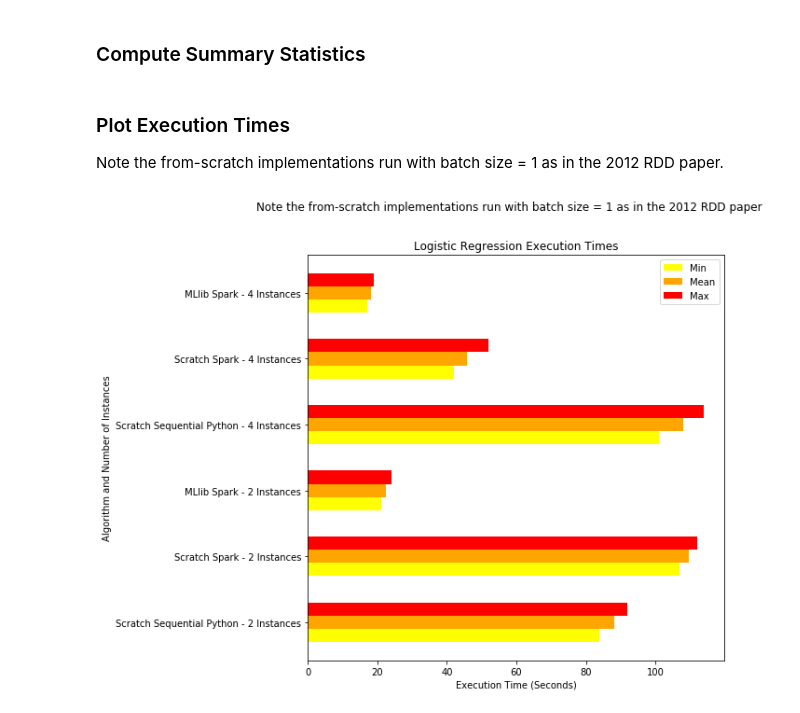
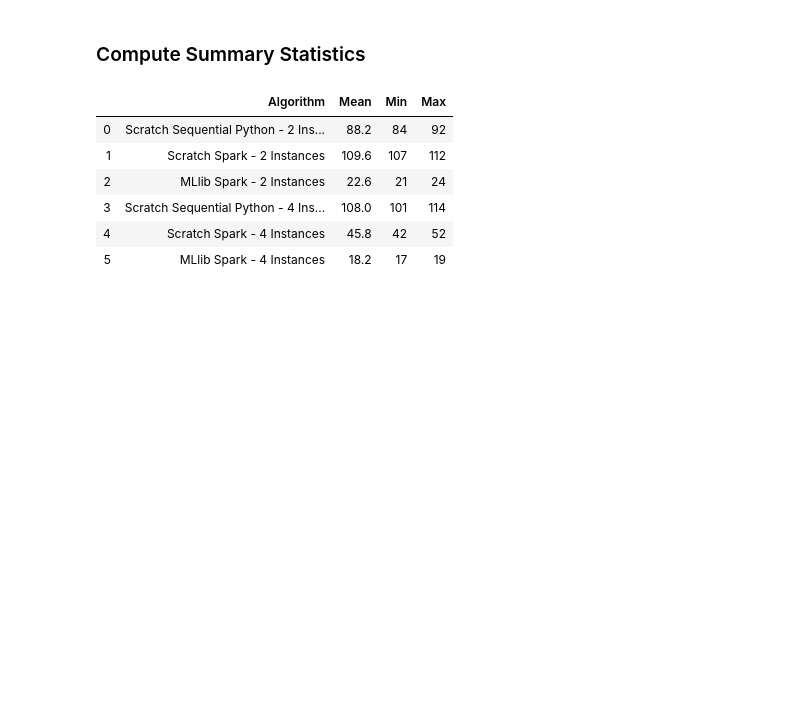
Before and after one commit to jstremme/DATA512-Research, a Jupyter notebook: final_project/notebooks/09_execution_time_analysis.ipynb, the cells around one changed output. Drawn from its saved outputs; the diff is of its cells as text; code cells hidden in the pictures; blank space fills up the shorter version.

```diff
--- a/final_project/notebooks/09_execution_time_analysis.ipynb
+++ b/final_project/notebooks/09_execution_time_analysis.ipynb
@@ -77,16 +76,18 @@ min_times = list(map(min_r, all_times))
 max_times = list(map(max_r, all_times))
 # %%
 summary_df = pd.DataFrame(
-        {'Mean': mean_times,
+        {'Algorithm': algos,
+         'Mean': mean_times,
          'Min': min_times,
          'Max': max_times,
         })
-# %% [markdown]
-### Plot Execution Times
-Note the from-scratch implementations run with batch size = 1 as in the 2012 RDD paper.
-# %%
-plot_execution_time(summary_df, algos,
-                    title='Logistic Regression Execution Times',
-                    suptitle='Note the from-scratch implementations run with batch size = 1 as in the 2012 RDD paper')
-# %% [output]
-[figure, removed]
+# %%
+summary_df
+# %% [output]
+|  | Algorithm | Mean | Min | Max |
+| 0 | Scratch Sequential Python - 2 Ins... | 88.2 | 84 | 92 |
+| 1 | Scratch Spark - 2 Instances | 109.6 | 107 | 112 |
+| 2 | MLlib Spark - 2 Instances | 22.6 | 21 | 24 |
+| 3 | Scratch Sequential Python - 4 Ins... | 108.0 | 101 | 114 |
+| 4 | Scratch Spark - 4 Instances | 45.8 | 42 | 52 |
+| 5 | MLlib Spark - 4 Instances | 18.2 | 17 | 19 |
```
Also changed, not shown: parts of 7 cells of this notebook, 11 other files.
